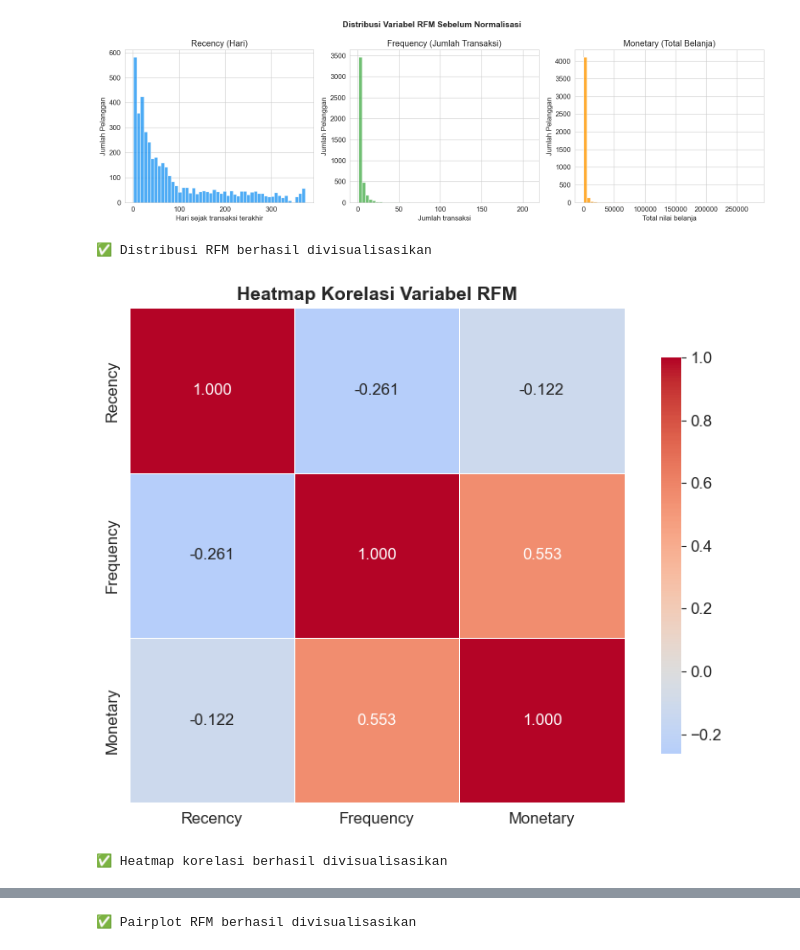
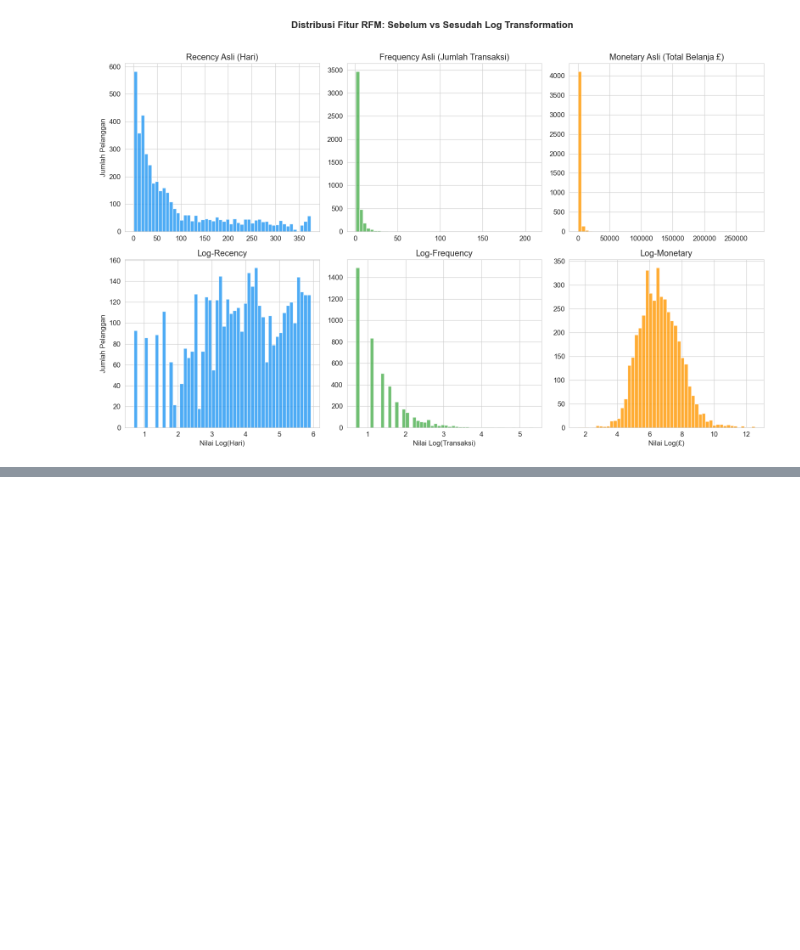
Before and after one commit to Amalhdyt079/dashboard_trial, a Jupyter notebook: Online.ipynb, the cells around one changed output, grey strips where cells are left out. Cells and saved outputs as stored; diff of their text form; code cells hidden in the pictures; blank space fills up the shorter version.

```diff
--- a/Online.ipynb
+++ b/Online.ipynb
@@ -176,54 +187,39 @@ max     374.000000   209.000000  280206.020000
 # %%
 # ============================================================
-# BAGIAN 4: VISUALISASI DISTRIBUSI RFM
+# BAGIAN 4: VISUALISASI DISTRIBUSI RFM (BEFORE VS AFTER LOG)
 # ============================================================
-# Histogram distribusi R, F, M
-fig, axes = plt.subplots(1, 3, figsize=(16, 5))
-fig.suptitle('Distribusi Variabel RFM Sebelum Normalisasi', fontsize=14, fontweight='bold')
+# Membuat area gambar dengan 2 Baris dan 3 Kolom (Total 6 Grafik)
+fig, axes = plt.subplots(2, 3, figsize=(16, 10))
+fig.suptitle('Distribusi Fitur RFM: Sebelum vs Sesudah Log Transformation', fontsize=16, fontweight='bold', y=1.02)
 
-axes[0].hist(rfm['Recency'],   bins=50, color='#2196F3', edgecolor='white', alpha=0.8)
-axes[0].set_title('Recency (Hari)')
-axes[0].set_xlabel('Hari sejak transaksi terakhir')
-axes[0].set_ylabel('Jumlah Pelanggan')
+# --- BARIS 1: SEBELUM TRANSFORMASI (Data Asli) ---
+axes[0, 0].hist(rfm['Recency'], bins=50, color='#2196F3', edgecolor='white', alpha=0.8)
+axes[0, 0].set_title('Recency Asli (Hari)')
+axes[0, 0].set_ylabel('Jumlah Pelanggan')
 
-axes[1].hist(rfm['Frequency'], bins=50, color='#4CAF50', edgecolor='white', alpha=0.8)
-axes[1].set_title('Frequency (Jumlah Transaksi)')
-axes[1].set_xlabel('Jumlah transaksi')
-axes[1].set_ylabel('Jumlah Pelanggan')
+axes[0, 1].hist(rfm['Frequency'], bins=50, color='#4CAF50', edgecolor='white', alpha=0.8)
+axes[0, 1].set_title('Frequency Asli (Jumlah Transaksi)')
 
-axes[2].hist(rfm['Monetary'],  bins=50, color='#FF9800', edgecolor='white', alpha=0.8)
-axes[2].set_title('Monetary (Total Belanja)')
-axes[2].set_xlabel('Total nilai belanja')
-axes[2].set_ylabel('Jumlah Pelanggan')
+axes[0, 2].hist(rfm['Monetary'], bins=50, color='#FF9800', edgecolor='white', alpha=0.8)
+axes[0, 2].set_title('Monetary Asli (Total Belanja £)')
+
+# --- BARIS 2: SESUDAH TRANSFORMASI LOGARITMA ---
+# Kita gunakan np.log1p() langsung di dalam visualisasi untuk melihat perubahannya
+axes[1, 0].hist(np.log1p(rfm['Recency']), bins=50, color='#2196F3', edgecolor='white', alpha=0.8)
+axes[1, 0].set_title('Log-Recency')
+axes[1, 0].set_xlabel('Nilai Log(Hari)')
+axes[1, 0].set_ylabel('Jumlah Pelanggan')
+
+axes[1, 1].hist(np.log1p(rfm['Frequency']), bins=50, color='#4CAF50', edgecolor='white', alpha=0.8)
+axes[1, 1].set_title('Log-Frequency')
+axes[1, 1].set_xlabel('Nilai Log(Transaksi)')
+
+axes[1, 2].hist(np.log1p(rfm['Monetary']), bins=50, color='#FF9800', edgecolor='white', alpha=0.8)
+axes[1, 2].set_title('Log-Monetary')
+axes[1, 2].set_xlabel('Nilai Log(£)')
 
 plt.tight_layout()
-plt.savefig('distribusi_rfm.png', dpi=150, bbox_inches='tight')
+plt.savefig('distribusi_rfm_before_after.png', dpi=150, bbox_inches='tight')
 plt.show()
-print("✅ Distribusi RFM berhasil divisualisasikan")
-
-# Heatmap korelasi antar variabel RFM
-plt.figure(figsize=(8, 6))
-korelasi = rfm[['Recency', 'Frequency', 'Monetary']].corr()
-sns.heatmap(korelasi, annot=True, fmt='.3f', cmap='coolwarm',
-            center=0, square=True, linewidths=0.5,
-            cbar_kws={'shrink': 0.8})
-plt.title('Heatmap Korelasi Variabel RFM', fontsize=14, fontweight='bold')
-plt.tight_layout()
-plt.savefig('heatmap_korelasi_rfm.png', dpi=150, bbox_inches='tight')
-plt.show()
-print("✅ Heatmap korelasi berhasil divisualisasikan")
-
-# Pairplot distribusi RFM
-rfm_sample = rfm[['Recency', 'Frequency', 'Monetary']].sample(
-    min(500, len(rfm)), random_state=42
-)
-pairplot = sns.pairplot(rfm_sample, diag_kind='kde', plot_kws={'alpha': 0.4})
-pairplot.fig.suptitle('Pairplot Variabel RFM', y=1.02, fontsize=14, fontweight='bold')
-plt.savefig('pairplot_rfm.png', dpi=150, bbox_inches='tight')
-plt.show()
-print("✅ Pairplot RFM berhasil divisualisasikan")
 # %% [output]
-[figure, old version]
+[figure, new version]
-✅ Distribusi RFM berhasil divisualisasikan
-[figure, removed]
-✅ Heatmap korelasi berhasil divisualisasikan
@@ -231 +225,0 @@ print("✅ Pairplot RFM berhasil divisualisasikan")
-✅ Pairplot RFM berhasil divisualisasikan
```
Also changed, not shown: parts of 39 cells of this notebook, 25 other files.
